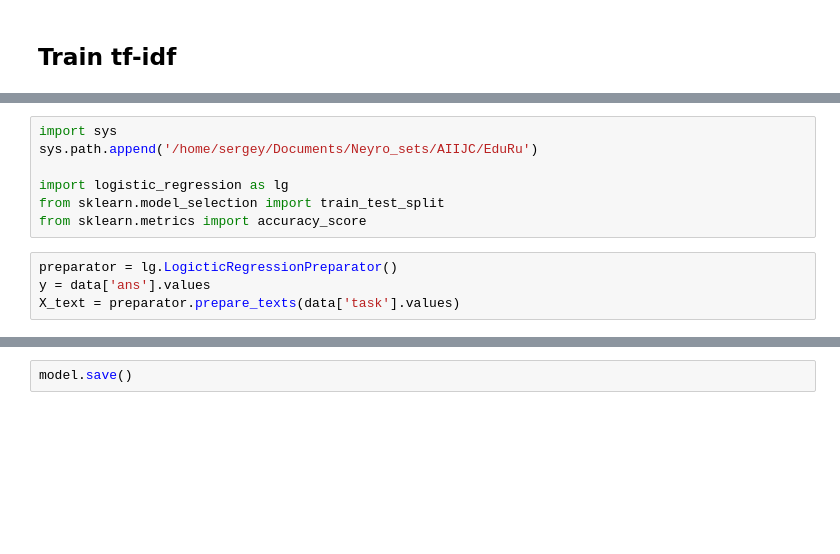
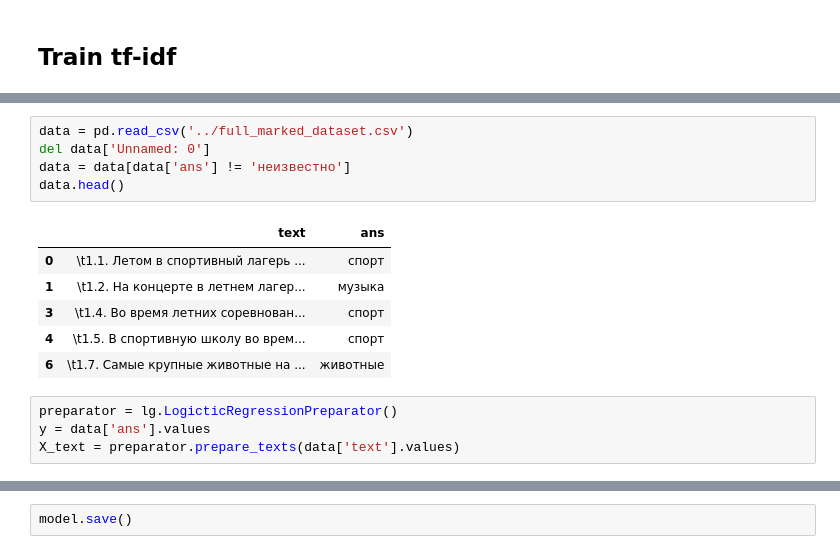
Before and after one commit to sergak0/AIIJC, a Jupyter notebook: Sergey/dataset creating.ipynb, the cells around one changed output, grey strips where cells are left out. Saved outputs shown, nothing was run; the diff lists cells and outputs as text; blank space fills up the shorter version.

```diff
--- a/Sergey/dataset creating.ipynb
+++ b/Sergey/dataset creating.ipynb
@@ -62,14 +53,19 @@ importlib.reload(lg)
-# %%
-import sys
-sys.path.append('/home/sergey/Documents/Neyro_sets/AIIJC/EduRu')
-
-import logistic_regression as lg
-from sklearn.model_selection import train_test_split
-from sklearn.metrics import accuracy_score
+# %%
+data = pd.read_csv('../full_marked_dataset.csv')
+del data['Unnamed: 0']
+data = data[data['ans'] != 'неизвестно']
+data.head()
+# %% [output]
+|  | text | ans |
+| 0 | \t1.1. Летом в спортивный лагерь ... | спорт |
+| 1 | \t1.2. На концерте в летнем лагер... | музыка |
+| 3 | \t1.4. Во время летних соревнован... | спорт |
+| 4 | \t1.5. В спортивную школу во врем... | спорт |
+| 6 | \t1.7. Самые крупные животные на ... | животные |
 # %%
 preparator = lg.LogicticRegressionPreparator()
 y = data['ans'].values
-X_text = preparator.prepare_texts(data['task'].values)
+X_text = preparator.prepare_texts(data['text'].values)
 # %%
 X_train, X_test, y_train, y_test = train_test_split(
     X_text, y, test_size=0.2, random_state=42)
```
Also changed, not shown: parts of 15 cells of this notebook, 4 other files.
